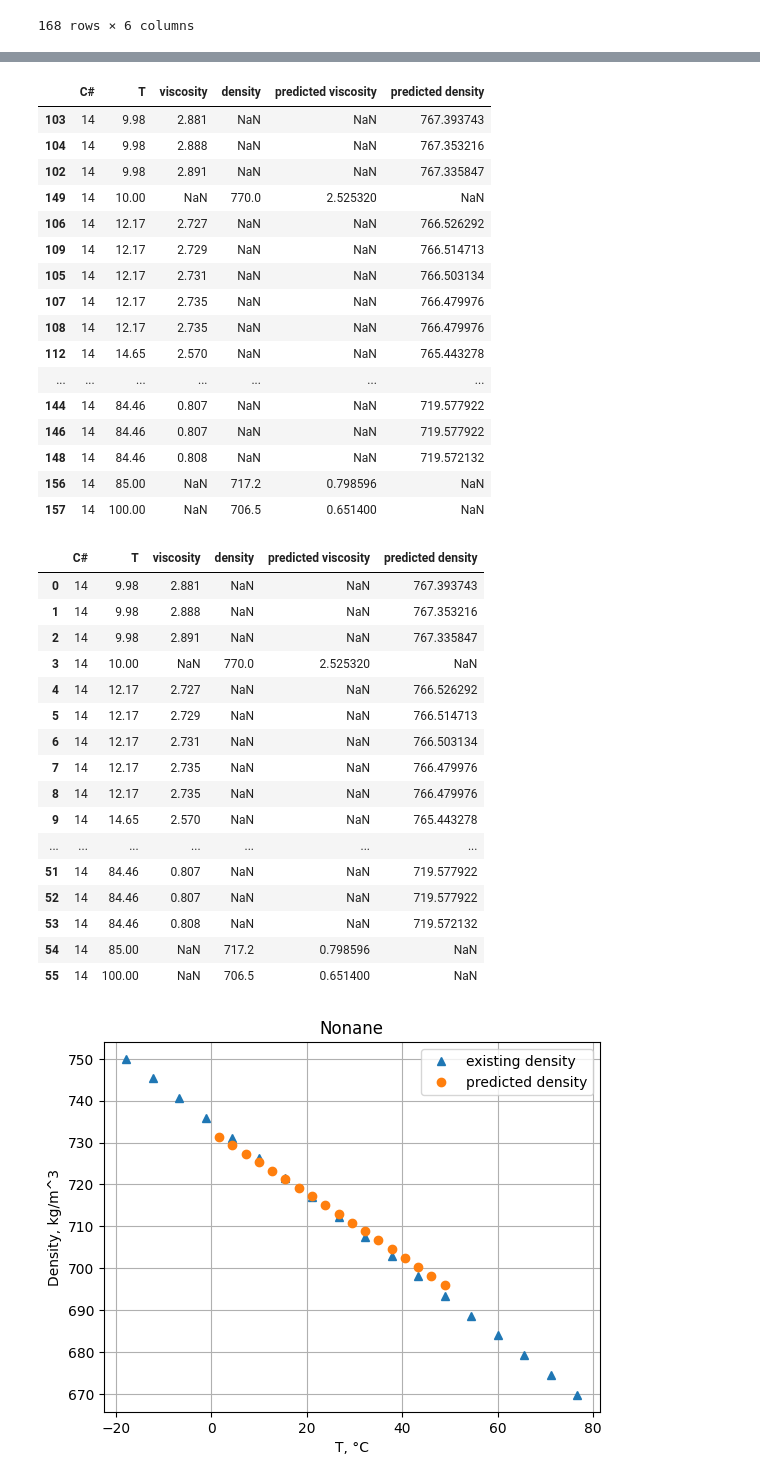
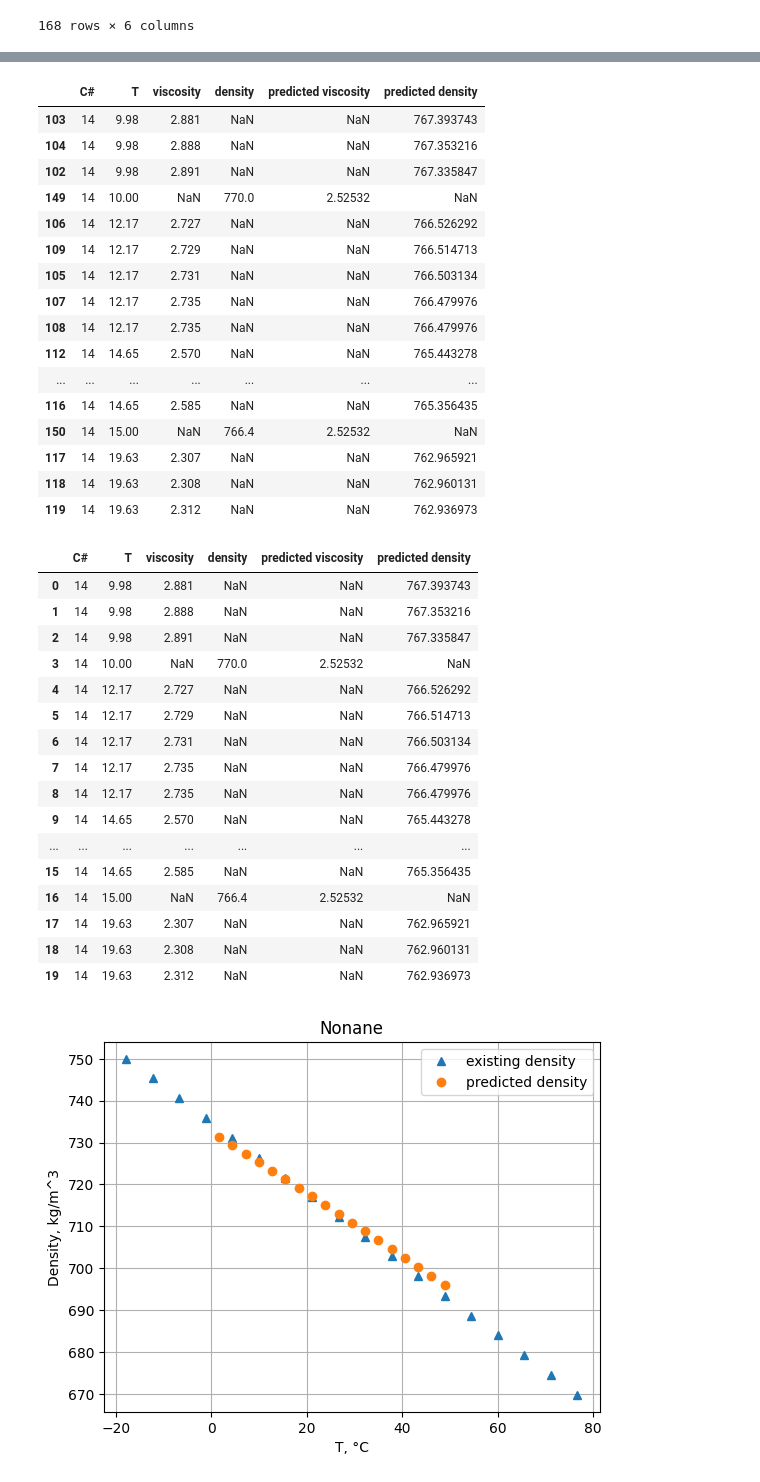
Before and after one commit to RodionSkyy/alkanes_project_ml, a Jupyter notebook: Alkanes.ipynb, the cells around one changed output, grey strips where cells are left out. Cells and saved outputs as stored; diff of their text form; code cells hidden in the pictures.

```diff
--- a/Alkanes.ipynb
+++ b/Alkanes.ipynb
@@ -369,13 +355,13 @@ nonane_data
 # %%
 tetradecane = df[df['C#'] == 14]
 tetradecane = tetradecane.sort_values(by=['T', 'viscosity'])
-tetradecane
+tetradecane.head(20)
 # %% [output]
 |  | C# | T | viscosity | density | predicted viscosity | predicted density |
 | 103 | 14 | 9.98 | 2.881 | NaN | NaN | 767.393743 |
 | 104 | 14 | 9.98 | 2.888 | NaN | NaN | 767.353216 |
 | 102 | 14 | 9.98 | 2.891 | NaN | NaN | 767.335847 |
-| 149 | 14 | 10.00 | NaN | 770.0 | 2.525320 | NaN |
+| 149 | 14 | 10.00 | NaN | 770.0 | 2.52532 | NaN |
 | 106 | 14 | 12.17 | 2.727 | NaN | NaN | 766.526292 |
 | 109 | 14 | 12.17 | 2.729 | NaN | NaN | 766.514713 |
 | 105 | 14 | 12.17 | 2.731 | NaN | NaN | 766.503134 |
@@ -383,21 +369,21 @@ tetradecane
 | 108 | 14 | 12.17 | 2.735 | NaN | NaN | 766.479976 |
 | 112 | 14 | 14.65 | 2.570 | NaN | NaN | 765.443278 |
 | ... | ... | ... | ... | ... | ... | ... |
-| 144 | 14 | 84.46 | 0.807 | NaN | NaN | 719.577922 |
-| 146 | 14 | 84.46 | 0.807 | NaN | NaN | 719.577922 |
-| 148 | 14 | 84.46 | 0.808 | NaN | NaN | 719.572132 |
-| 156 | 14 | 85.00 | NaN | 717.2 | 0.798596 | NaN |
-| 157 | 14 | 100.00 | NaN | 706.5 | 0.651400 | NaN |
+| 116 | 14 | 14.65 | 2.585 | NaN | NaN | 765.356435 |
+| 150 | 14 | 15.00 | NaN | 766.4 | 2.52532 | NaN |
+| 117 | 14 | 19.63 | 2.307 | NaN | NaN | 762.965921 |
+| 118 | 14 | 19.63 | 2.308 | NaN | NaN | 762.960131 |
+| 119 | 14 | 19.63 | 2.312 | NaN | NaN | 762.936973 |
 # %%
 tetradecane_data = tetradecane.drop(index=vd_ind, errors='ignore')
 tetradecane_data = tetradecane_data.reset_index(drop=True)
-tetradecane_data
+tetradecane_data.head(20)
 # %% [output]
 |  | C# | T | viscosity | density | predicted viscosity | predicted density |
 | 0 | 14 | 9.98 | 2.881 | NaN | NaN | 767.393743 |
 | 1 | 14 | 9.98 | 2.888 | NaN | NaN | 767.353216 |
 | 2 | 14 | 9.98 | 2.891 | NaN | NaN | 767.335847 |
-| 3 | 14 | 10.00 | NaN | 770.0 | 2.525320 | NaN |
+| 3 | 14 | 10.00 | NaN | 770.0 | 2.52532 | NaN |
 | 4 | 14 | 12.17 | 2.727 | NaN | NaN | 766.526292 |
 | 5 | 14 | 12.17 | 2.729 | NaN | NaN | 766.514713 |
 | 6 | 14 | 12.17 | 2.731 | NaN | NaN | 766.503134 |
@@ -405,11 +391,11 @@ tetradecane_data
 | 8 | 14 | 12.17 | 2.735 | NaN | NaN | 766.479976 |
 | 9 | 14 | 14.65 | 2.570 | NaN | NaN | 765.443278 |
 | ... | ... | ... | ... | ... | ... | ... |
-| 51 | 14 | 84.46 | 0.807 | NaN | NaN | 719.577922 |
-| 52 | 14 | 84.46 | 0.807 | NaN | NaN | 719.577922 |
-| 53 | 14 | 84.46 | 0.808 | NaN | NaN | 719.572132 |
-| 54 | 14 | 85.00 | NaN | 717.2 | 0.798596 | NaN |
-| 55 | 14 | 100.00 | NaN | 706.5 | 0.651400 | NaN |
+| 15 | 14 | 14.65 | 2.585 | NaN | NaN | 765.356435 |
+| 16 | 14 | 15.00 | NaN | 766.4 | 2.52532 | NaN |
+| 17 | 14 | 19.63 | 2.307 | NaN | NaN | 762.965921 |
+| 18 | 14 | 19.63 | 2.308 | NaN | NaN | 762.960131 |
+| 19 | 14 | 19.63 | 2.312 | NaN | NaN | 762.936973 |
 # %%
 def plots(data, name_title):
     X = data["T"]
```
Also changed, not shown: parts of 23 cells of this notebook.
